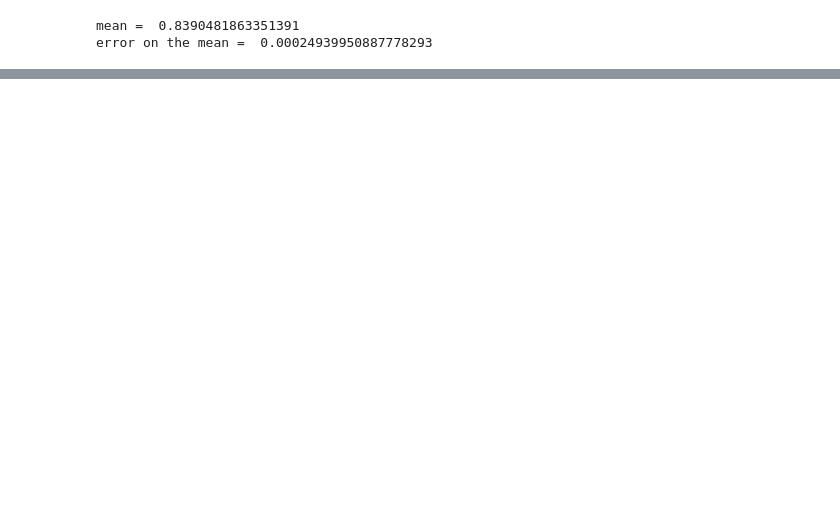
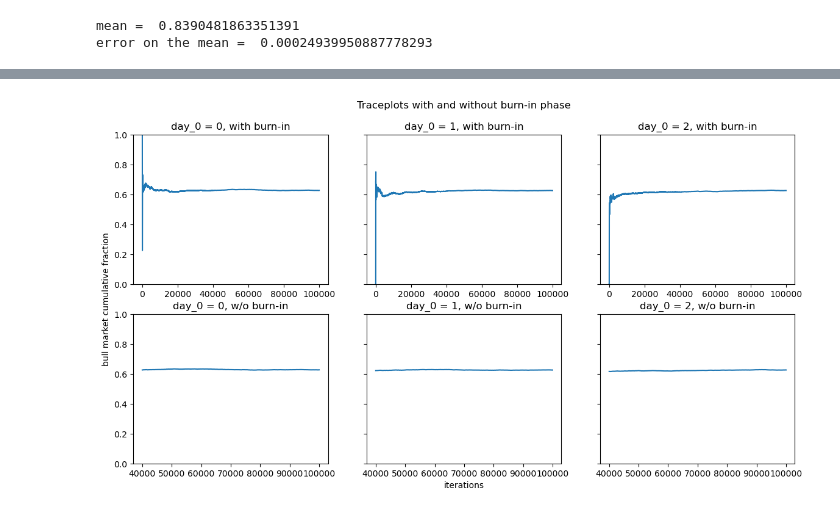
Before and after one commit to lisam10/astrostatistics_bicocca_2024, a Jupyter notebook: working/W10_teleobs.ipynb, the cells around one changed output, grey strips where cells are left out. Saved outputs shown, nothing was run; the diff lists cells and outputs as text; code cells hidden in the pictures; blank space fills up the shorter version.

```diff
--- a/working/W10_teleobs.ipynb
+++ b/working/W10_teleobs.ipynb
@@ -67,0 +81,46 @@ error on the mean =  0.00024939950887778293
+# %%
+n_days = 10 ** 5
+def markov_chain(day_0):
+    posterior = [day_0]
+    for i in range(1, n_days):
+        if posterior[i-1] == 0: posterior.append(np.random.choice(np.array([0, 1, 2]), p = np.array([0.9, 0.075, 0.025])))
+        elif posterior[i-1] == 1: posterior.append(np.random.choice(np.array([0, 1, 2]), p = np.array([0.15, 0.8, 0.05])))
+        else: posterior.append(np.random.choice(np.array([0, 1, 2]), p = np.array([0.25, 0.25, 0.5])))
+
+    return posterior
+# %%
+day_0 = np.array([0, 1, 2])
+posterior_arr = [markov_chain(d) for d in day_0]
+n_market = 0
+cumul_fraction = np.empty([len(day_0), n_days])
+
+#computing the cumulative fraction of having a bull market with different starting days
+for j in range(len(day_0)):
+    for i in range(1, n_days + 1):
+        if posterior_arr[j][i - 1] == 0:
+            n_market = n_market + 1
+            #print(n_market)
+        cumul_fraction[j][i-1] = n_market/i
+    n_market = 0
+
+#print(cumul_fraction[2])
+# %%
+fig, ax = plt.subplots(2, 3, sharey = True, figsize=(14, 7))
+fig.add_subplot(111, frameon=False)
+# hide tick and tick label of the big axes
+plt.tick_params(labelcolor='none', top=False, bottom=False, left=False, right=False)
+plt.grid(False)
+plt.xlabel("iterations")
+plt.ylabel("bull market cumulative fraction")
+plt.title("Traceplots with and without burn-in phase\n\n")
+
+for i in range(2):
+    for j in range(3):
+        if i == 0:
+            ax[i][j].plot(range(n_days), cumul_fraction[j])
+            ax[i][j].set(ylim=([0, 1]), title = 'day_0 = ' + str(day_0[j]) + ', with burn-in')
+        else:
+            ax[i][j].plot(range(40000, n_days), cumul_fraction[j, 40000:])
+            ax[i][j].set(ylim=([0, 1]), title = 'day_0 = ' + str(day_0[j]) + ', w/o burn-in')
+# %% [output]
+[figure, added]
```
Also changed, not shown: parts of 8 cells of this notebook.
